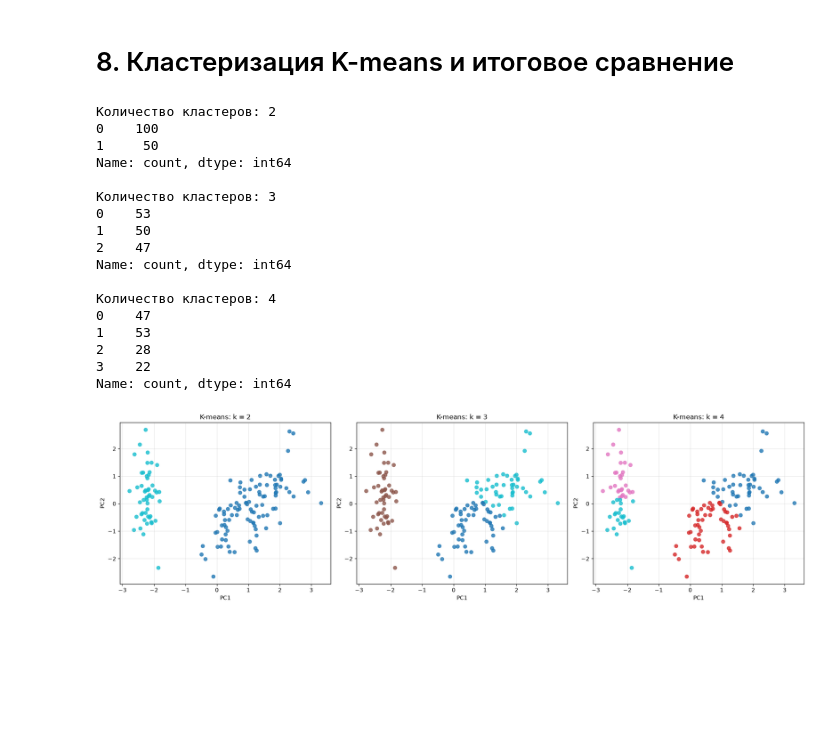
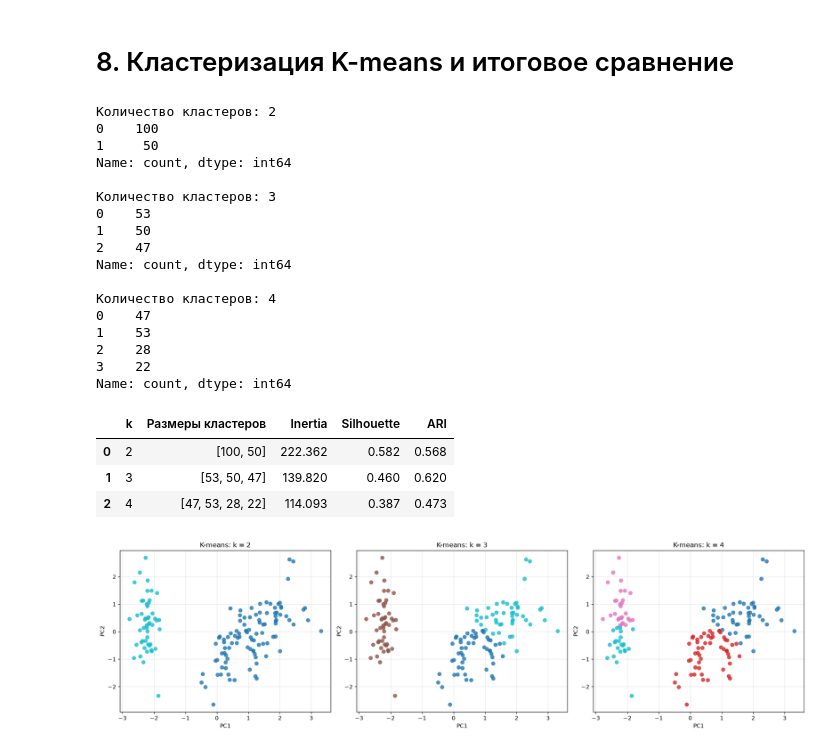
Before and after one commit to infinioka/Labs, a Jupyter notebook: LR2/Notebook/Iris.ipynb, the cells around one changed output. Cells and saved outputs as stored; diff of their text form; code cells hidden in the pictures; blank space fills up the shorter version.

```diff
--- a/LR2/Notebook/Iris.ipynb
+++ b/LR2/Notebook/Iris.ipynb
@@ -289,36 +323,53 @@ plt.show()
 # 8. Кластеризация K-means и итоговое сравнение
 # %%
 from sklearn.cluster import KMeans
+from sklearn.metrics import silhouette_score, adjusted_rand_score
 
-k_values = [2, 3, 4] # количество кластеров для сравнения
-kmeans_results = {} # словарь для хранения результатов кластеризации
 
-for k in k_values: # последовательное выполнение кластеризации
-    model = KMeans(n_clusters=k,random_state=42, n_init=10) #модель с заданным количеством кластеров
-    labels = model.fit_predict(X_scaled) # метки кластеров
-    kmeans_results[k] = labels
-    cluster_counts = pd.Series(labels).value_counts().sort_index() #количество наблюдений в каждом кластере
+k_values = [2, 3, 4] #  три варианта количества кластеров
+kmeans_results = {} # результаты для последующих графиков
+comparison = [] # показатели качества
+
+for k in k_values:
+    model = KMeans(n_clusters=k,random_state=42,n_init=10) # модель K-means
+    labels = model.fit_predict(X_scaled) # кластеризация
+    kmeans_results[k] = labels  # метки кластеров
+    counts = pd.Series(labels).value_counts().sort_index() # размеры кластеров
+    inertia = model.inertia_
+    silhouette = silhouette_score(X_scaled, labels)
+    ari = adjusted_rand_score(iris.target, labels)
+
+    # Сохраняем показатели в таблицу
+    comparison.append({"k": k,"Размеры кластеров": str(counts.tolist()),"Inertia": inertia,"Silhouette": silhouette,"ARI": ari})
 
     print(f"\nКоличество кластеров: {k}")
-    print(cluster_counts)
+    print(counts)
+
+comparison_df = pd.DataFrame(comparison)
+
+display(comparison_df.round(3))
 # %% [output]
 Количество кластеров: 2
 0    100
 1     50
 Name: count, dtype: int64
 
 Количество кластеров: 3
 0    53
 1    50
 2    47
 Name: count, dtype: int64
 
 Количество кластеров: 4
 0    47
 1    53
 2    28
 3    22
 Name: count, dtype: int64
+|  | k | Размеры кластеров | Inertia | Silhouette | ARI |
+| 0 | 2 | [100, 50] | 222.362 | 0.582 | 0.568 |
+| 1 | 3 | [53, 50, 47] | 139.820 | 0.460 | 0.620 |
+| 2 | 4 | [47, 53, 28, 22] | 114.093 | 0.387 | 0.473 |
 # %%
 fig, axes = plt.subplots(1, 3, figsize=(18, 5))
 
```
Also changed, not shown: parts of 2 cells of this notebook.
